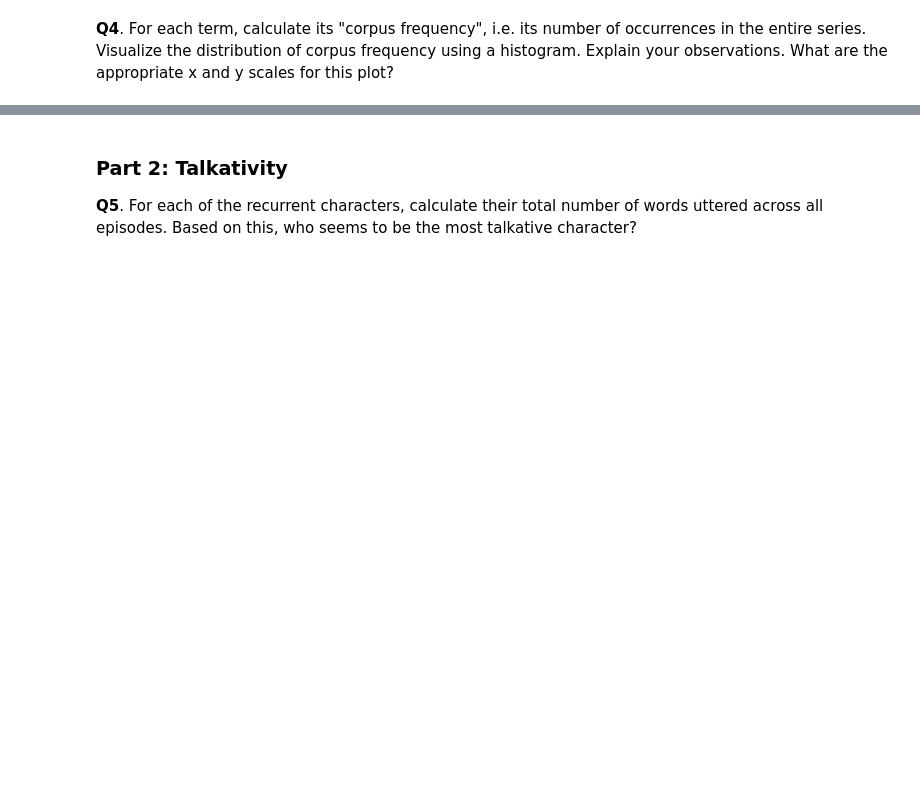
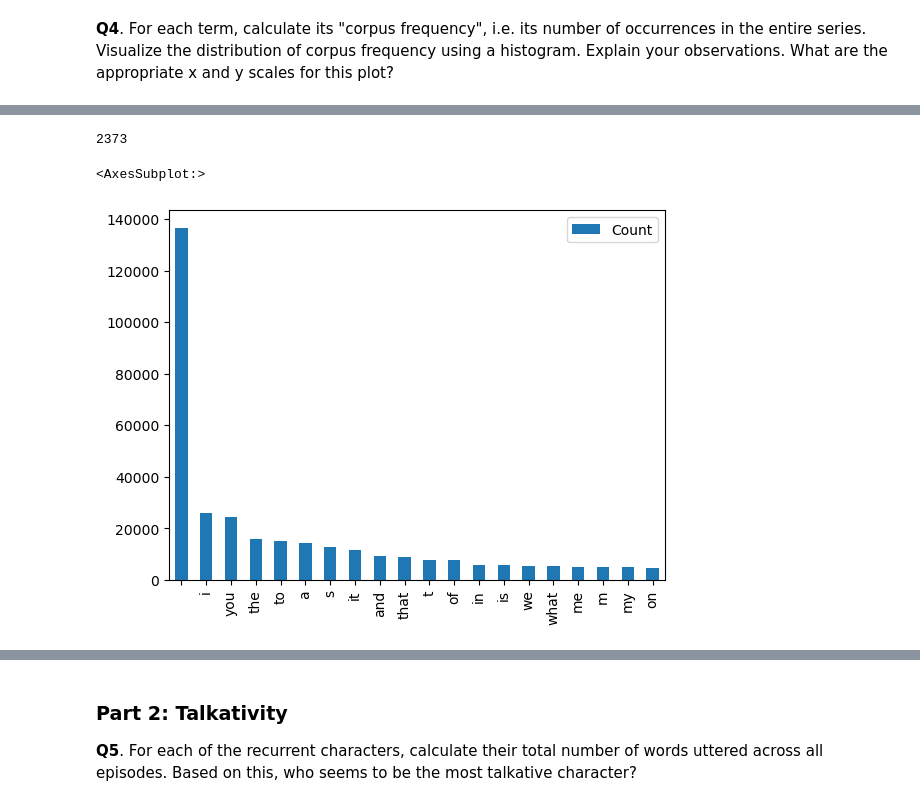
Before and after one commit to CamilleDelgrange/2022, a Jupyter notebook: Tutorials/09 - Handing text/Handling_text_exercise_2_cam.ipynb, the cells around one changed output, grey strips where cells are left out. Drawn from its saved outputs; the diff is of its cells as text; code cells hidden in the pictures; blank space fills up the shorter version.

```diff
--- a/Tutorials/09 - Handing text/Handling_text_exercise_2_cam.ipynb
+++ b/Tutorials/09 - Handing text/Handling_text_exercise_2_cam.ipynb
@@ -40,0 +114,12 @@ Our friends' argument concerns the entire show. We have given you a file in the
+# %%
+def replace_punctuation(x, EXCLUDE_CHARS):
+    for c in EXCLUDE_CHARS:
+        x = x.replace(c, " ")
+    return x
+# %%
+# From each dialogue line, replace punctuation marks listed in the EXCLUDE_CHARS variable provided in helpers/helper_functions.py with whitespaces, and lowercase all the text:
+# 1. Create a function that takes a string as input and returns the string with the punctuation marks replaced by whitespaces
+# 2. Apply the function to the "Line" column of the dataframe
+# 3. Lowercase all the text
+lines["Line"] = lines["Line"].apply(lambda x: replace_punctuation(x, EXCLUDE_CHARS)).str.lower()
+lines.head()
@@ -44,0 +162,28 @@ Our friends' argument concerns the entire show. We have given you a file in the
+# %%
+# Count the number of occurrences of "yeah":
+# 1. Create a function that takes a string as input and returns the number of times the word "yeah" appears in the string
+# 2. Apply the function to the "Line" column of the dataframe
+# 3. Sum the values of the resulting series
+def count_yeah(x):
+    return x.split(" ").count("yeah")
+lines["Line"].apply(count_yeah).sum()
+# %% [output]
+2373
+# %%
+# 1. Create a single string list with all the words from all the dialogue lines of the show:
+# 2. Create a dictionary where the keys are the words and the values are the number of times the word appears in the list
+# 3. Create a dataframe from the dictionary
+# 4. Sort the dataframe by the number of occurrences of the words
+# 5. Plot the 20 most frequent words
+words = lines["Line"].str.cat(sep=" ").split(" ")
+word_counts = {}
+for word in words:
+    if word in word_counts:
+        word_counts[word] += 1
+    else:
+        word_counts[word] = 1
+word_counts = pd.DataFrame.from_dict(word_counts, orient="index", columns=["Count"]).sort_values("Count", ascending=False)
+word_counts.head(20).plot(kind="bar")
+# %% [output]
+<AxesSubplot:>
+[figure, added]
```
Also changed, not shown: parts of 29 cells of this notebook, 4 other files.
